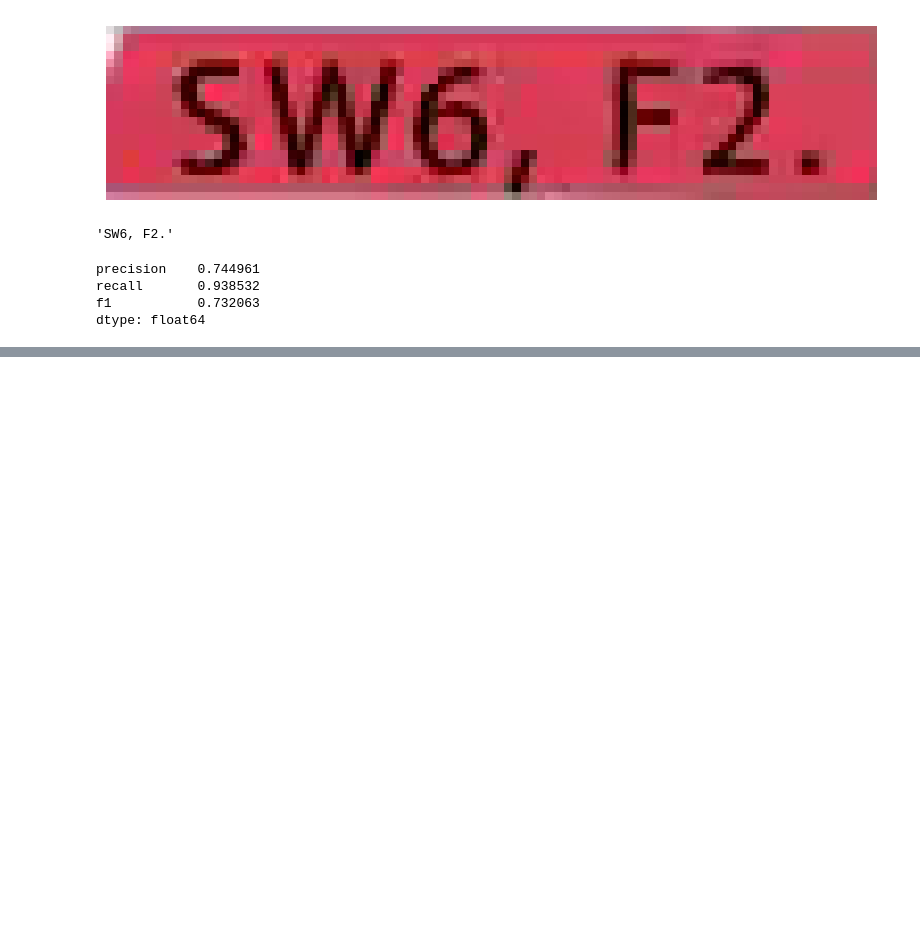
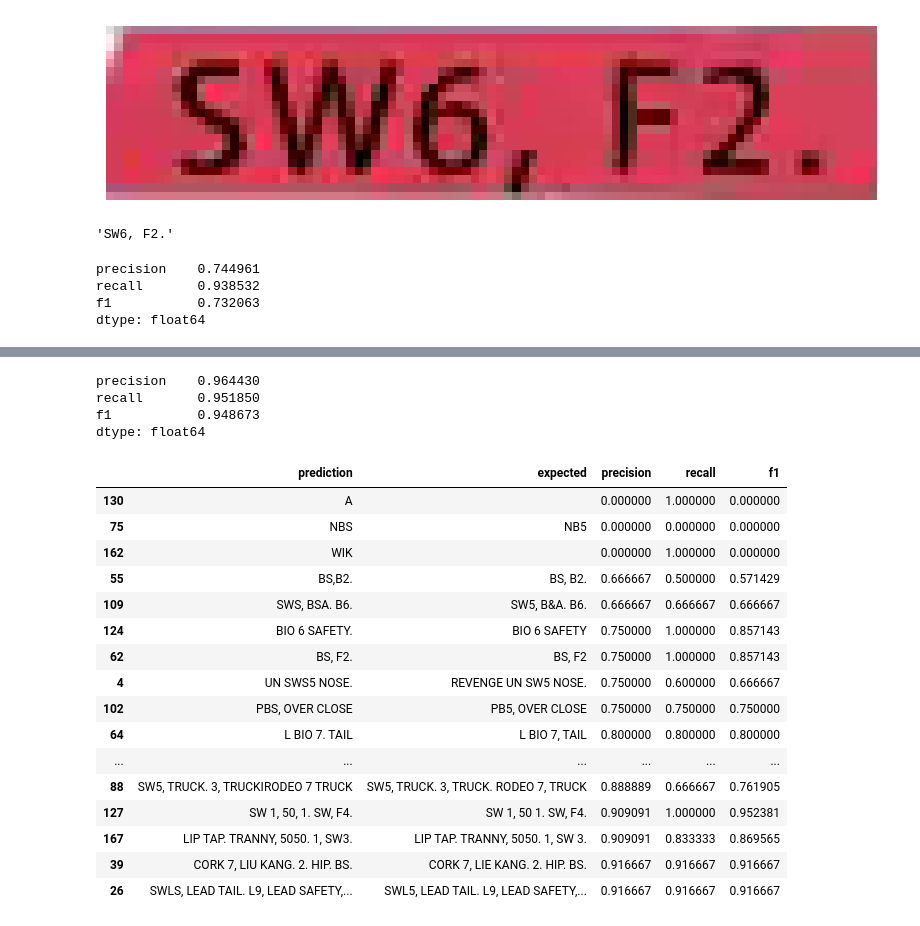
Before and after one commit to Sidebook/slvsh-index, a Jupyter notebook: notebook/yuitaso2.ipynb, the cells around one changed output, grey strips where cells are left out. Saved outputs shown, nothing was run; the diff lists cells and outputs as text; code cells hidden in the pictures; blank space fills up the shorter version.

```diff
--- a/notebook/yuitaso2.ipynb
+++ b/notebook/yuitaso2.ipynb
@@ -236,0 +647,31 @@ dtype: float64
+# %%
+model = TesseractFindRectWhitning4Recognizer()
+result = eval(model)
+
+df = pd.DataFrame([r.model_dump() for r in result])
+df.mean(numeric_only=True)
+# %% [output]
+precision    0.964430
+recall       0.951850
+f1           0.948673
+dtype: float64
+# %%
+df.sort_values(by='precision').head(20)
+# %% [output]
+|  | prediction | expected | precision | recall | f1 |
+| 130 | A |  | 0.000000 | 1.000000 | 0.000000 |
+| 75 | NBS | NB5 | 0.000000 | 0.000000 | 0.000000 |
+| 162 | WIK |  | 0.000000 | 1.000000 | 0.000000 |
+| 55 | BS,B2. | BS, B2. | 0.666667 | 0.500000 | 0.571429 |
+| 109 | SWS, BSA. B6. | SW5, B&A. B6. | 0.666667 | 0.666667 | 0.666667 |
+| 124 | BIO 6 SAFETY. | BIO 6 SAFETY | 0.750000 | 1.000000 | 0.857143 |
+| 62 | BS, F2. | BS, F2 | 0.750000 | 1.000000 | 0.857143 |
+| 4 | UN SWS5 NOSE. | REVENGE UN SW5 NOSE. | 0.750000 | 0.600000 | 0.666667 |
+| 102 | PBS, OVER CLOSE | PB5, OVER CLOSE | 0.750000 | 0.750000 | 0.750000 |
+| 64 | L BIO 7. TAIL | L BIO 7, TAIL | 0.800000 | 0.800000 | 0.800000 |
+| ... | ... | ... | ... | ... | ... |
+| 88 | SW5, TRUCK. 3, TRUCKIRODEO 7 TRUCK | SW5, TRUCK. 3, TRUCK. RODEO 7, TRUCK | 0.888889 | 0.666667 | 0.761905 |
+| 127 | SW 1, 50, 1. SW, F4. | SW 1, 50 1. SW, F4. | 0.909091 | 1.000000 | 0.952381 |
+| 167 | LIP TAP. TRANNY, 5050. 1, SW3. | LIP TAP. TRANNY, 5050. 1, SW 3. | 0.909091 | 0.833333 | 0.869565 |
+| 39 | CORK 7, LIU KANG. 2. HIP. BS. | CORK 7, LIE KANG. 2. HIP. BS. | 0.916667 | 0.916667 | 0.916667 |
+| 26 | SWLS, LEAD TAIL. L9, LEAD SAFETY,... | SWL5, LEAD TAIL. L9, LEAD SAFETY,... | 0.916667 | 0.916667 | 0.916667 |
```
Also changed, not shown: parts of 14 cells of this notebook.
